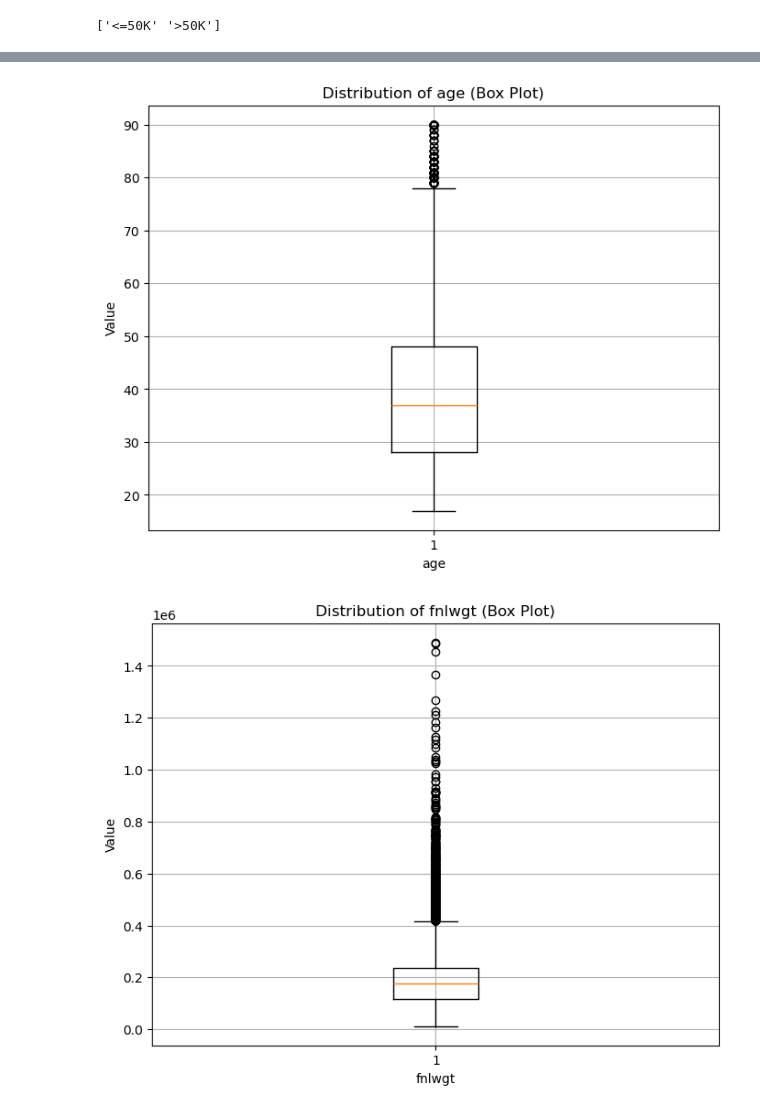
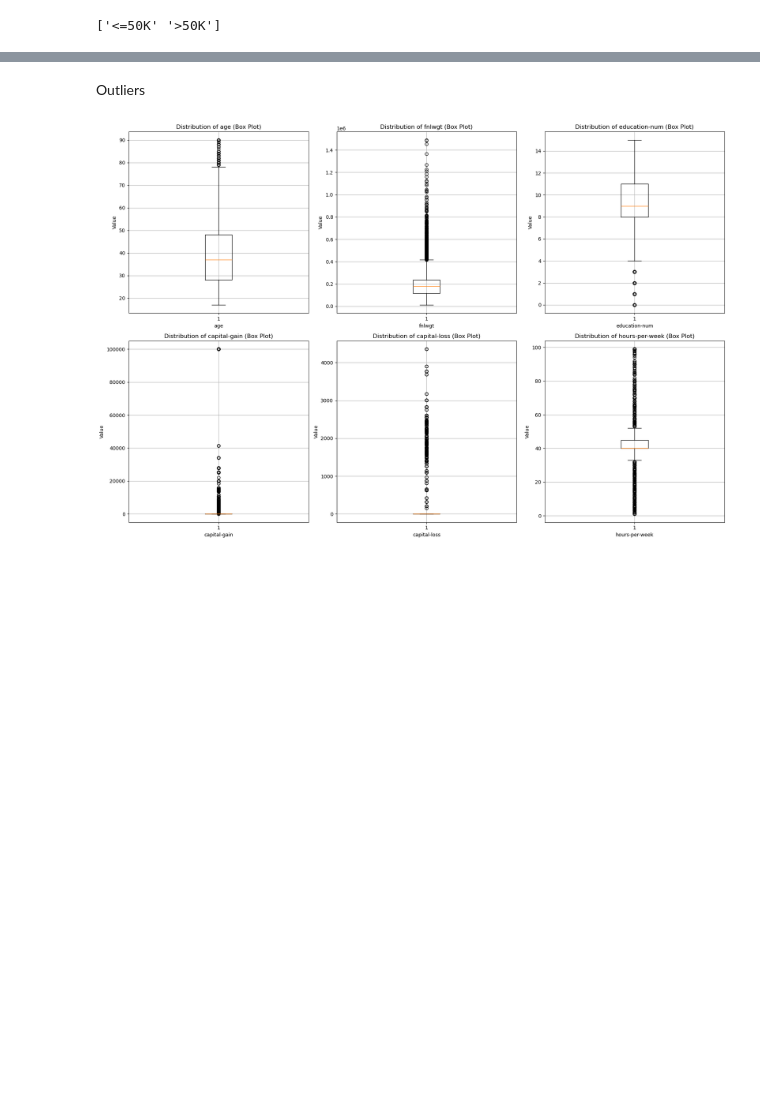
Before and after one commit to SiluniKeerthiratne/Nai-ve-Bayes-and-Random-Forest-Classification-on-Adult-dataset, a Jupyter notebook: Code.ipynb, the cells around one changed output, grey strips where cells are left out. Saved outputs shown, nothing was run; the diff lists cells and outputs as text; code cells hidden in the pictures; blank space fills up the shorter version.

```diff
--- a/Code.ipynb
+++ b/Code.ipynb
@@ -57,3 +58,5 @@ df.head(40)
+# %%
+df = dfUntouched.copy()
 # %%
 df.info()
 # %% [output]
@@ -209,22 +216,41 @@ age.head()
+# %% [markdown]
+Outliers
 # %%
-##finding outliers
 import pandas as pd
 import matplotlib.pyplot as plt
 
 # Assuming you have your data loaded into a pandas DataFrame named 'df'
 
 # Select the numerical columns
 numerical_columns = ['age', 'fnlwgt', 'education-num', 'capital-gain', 'capital-loss', 'hours-per-week']
 
+# Calculate the number of plots
+num_plots = len(numerical_columns)
+
+# Calculate the number of rows and columns for subplots
+num_rows = (num_plots + 2) // 3  # Adding 2 to round up
+num_cols = min(num_plots, 3)
+
+# Create subplots
+fig, axes = plt.subplots(num_rows, num_cols, figsize=(18, 6*num_rows))
+
+# Flatten the axes array if necessary
+if num_plots > 1:
+    axes = axes.flatten()
+
 # Create box plots for each column
-for col in numerical_columns:
-    plt.figure(figsize=(8, 6))  # Adjust figure size as needed
-    plt.boxplot(df[col])
-    plt.xlabel(col)
-    plt.ylabel('Value')
-    plt.title(f'Distribution of {col} (Box Plot)')
-    plt.grid(True)
-    plt.show()
+for i, col in enumerate(numerical_columns):
+    axes[i].boxplot(df[col])
+    axes[i].set_xlabel(col)
+    axes[i].set_ylabel('Value')
+    axes[i].set_title(f'Distribution of {col} (Box Plot)')
+    axes[i].grid(True)
+
+# Hide empty subplots
+for j in range(num_plots, num_rows*num_cols):
+    axes[j].axis('off')
+
+plt.tight_layout()
+plt.show()
 # %% [output]
-[figure, old version]
+[figure, new version]
-[figure, removed]
```
Also changed, not shown: parts of 57 cells of this notebook.
